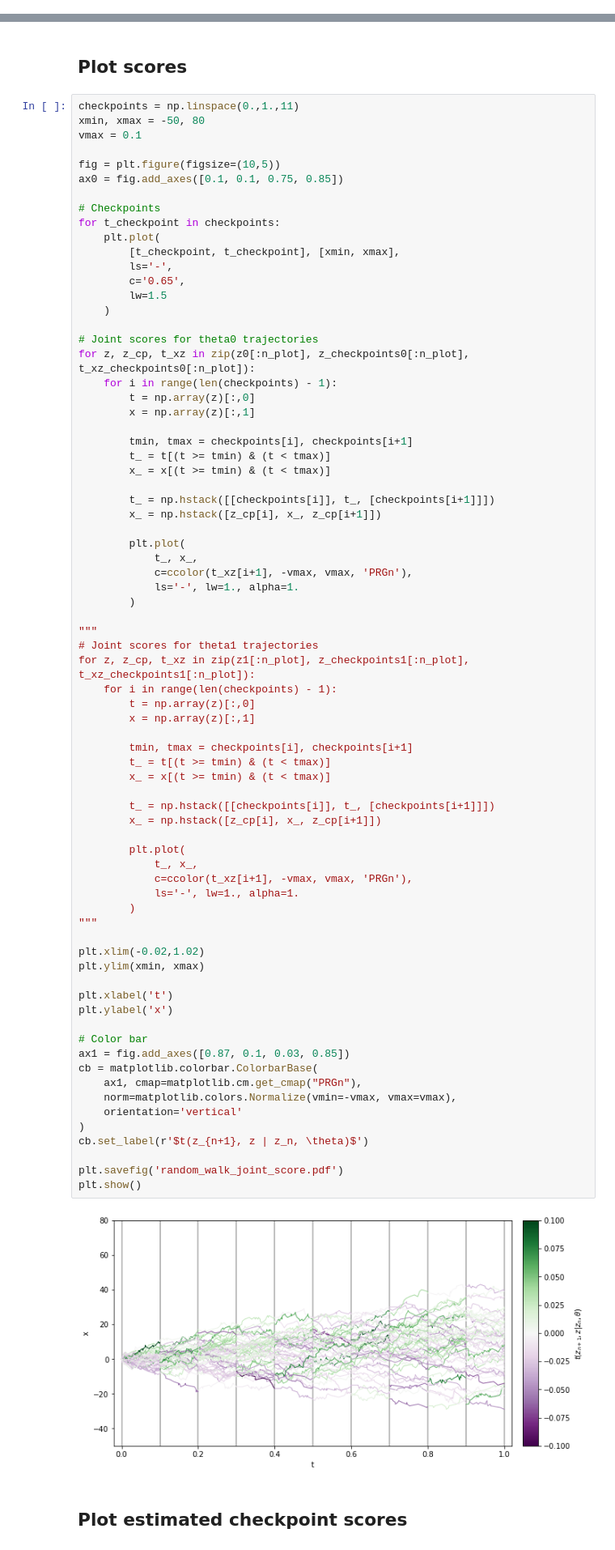
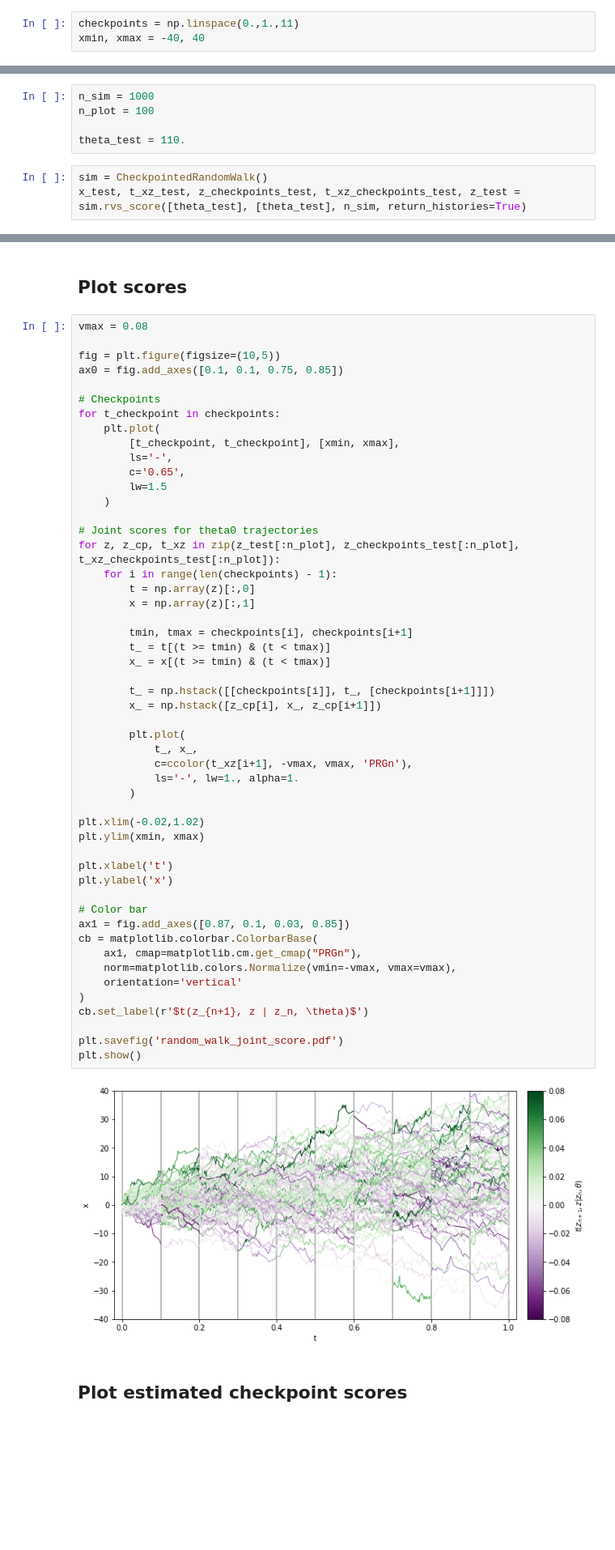
Before and after one commit to johannbrehmer/goldmine, a Jupyter notebook: goldmine/notebooks/random_walk/Random walk.ipynb, the cells around one changed output, grey strips where cells are left out. Shown: that part at 81% size. Cells and saved outputs as stored; diff of their text form; blank space fills up the shorter version.

```diff
--- a/goldmine/notebooks/random_walk/Random walk.ipynb
+++ b/goldmine/notebooks/random_walk/Random walk.ipynb
@@ -120,0 +23,3 @@ inf1.fit(
+# %%
+checkpoints = np.linspace(0.,1.,11)
+xmin, xmax = -40, 40
@@ -120,0 +28,8 @@ inf1.fit(
+# %%
+n_sim = 1000
+n_plot = 100
+
+theta_test = 110.
+# %%
+sim = CheckpointedRandomWalk()
+x_test, t_xz_test, z_checkpoints_test, t_xz_checkpoints_test, z_test = sim.rvs_score([theta_test], [theta_test], n_sim, return_histories=True)
@@ -134,9 +67,7 @@ t_xzcp1 = inf1.predict_checkpoint_scores(
 # %% [markdown]
 ## Plot scores
 # %%
-checkpoints = np.linspace(0.,1.,11)
-xmin, xmax = -50, 80
-vmax = 0.1
+vmax = 0.08
 
 fig = plt.figure(figsize=(10,5))
 ax0 = fig.add_axes([0.1, 0.1, 0.75, 0.85])
@@ -151,7 +82,7 @@ for t_checkpoint in checkpoints:
     )
 
 # Joint scores for theta0 trajectories
-for z, z_cp, t_xz in zip(z0[:n_plot], z_checkpoints0[:n_plot], t_xz_checkpoints0[:n_plot]):
+for z, z_cp, t_xz in zip(z_test[:n_plot], z_checkpoints_test[:n_plot], t_xz_checkpoints_test[:n_plot]):
     for i in range(len(checkpoints) - 1):
         t = np.array(z)[:,0]
         x = np.array(z)[:,1]
@@ -160,54 +91,33 @@ for z, z_cp, t_xz in zip(z0[:n_plot], z_checkpoints0[:n_plot], t_xz_checkpoints0
         t_ = t[(t >= tmin) & (t < tmax)]
         x_ = x[(t >= tmin) & (t < tmax)]
 
         t_ = np.hstack([[checkpoints[i]], t_, [checkpoints[i+1]]])
         x_ = np.hstack([z_cp[i], x_, z_cp[i+1]])
 
         plt.plot(
             t_, x_,
             c=ccolor(t_xz[i+1], -vmax, vmax, 'PRGn'),
             ls='-', lw=1., alpha=1.
         )
-
-"""
-# Joint scores for theta1 trajectories
-for z, z_cp, t_xz in zip(z1[:n_plot], z_checkpoints1[:n_plot], t_xz_checkpoints1[:n_plot]):
-    for i in range(len(checkpoints) - 1):
-        t = np.array(z)[:,0]
-        x = np.array(z)[:,1]
-
-        tmin, tmax = checkpoints[i], checkpoints[i+1]
-        t_ = t[(t >= tmin) & (t < tmax)]
-        x_ = x[(t >= tmin) & (t < tmax)]
-
-        t_ = np.hstack([[checkpoints[i]], t_, [checkpoints[i+1]]])
-        x_ = np.hstack([z_cp[i], x_, z_cp[i+1]])
-
-        plt.plot(
-            t_, x_,
-            c=ccolor(t_xz[i+1], -vmax, vmax, 'PRGn'),
-            ls='-', lw=1., alpha=1.
-        )
-"""
 
 plt.xlim(-0.02,1.02)
 plt.ylim(xmin, xmax)
 
 plt.xlabel('t')
 plt.ylabel('x')
 
 # Color bar
 ax1 = fig.add_axes([0.87, 0.1, 0.03, 0.85])
 cb = matplotlib.colorbar.ColorbarBase(
     ax1, cmap=matplotlib.cm.get_cmap("PRGn"),
     norm=matplotlib.colors.Normalize(vmin=-vmax, vmax=vmax),
     orientation='vertical'
 )
 cb.set_label(r'$t(z_{n+1}, z | z_n, \theta)$')
 
 plt.savefig('random_walk_joint_score.pdf')
 plt.show()
 # %% [output]
-[figure, old version]
+[figure, new version]
 # %% [markdown]
 ## Plot estimated checkpoint scores
```
Also changed, not shown: parts of 23 cells of this notebook, 5 other files.
